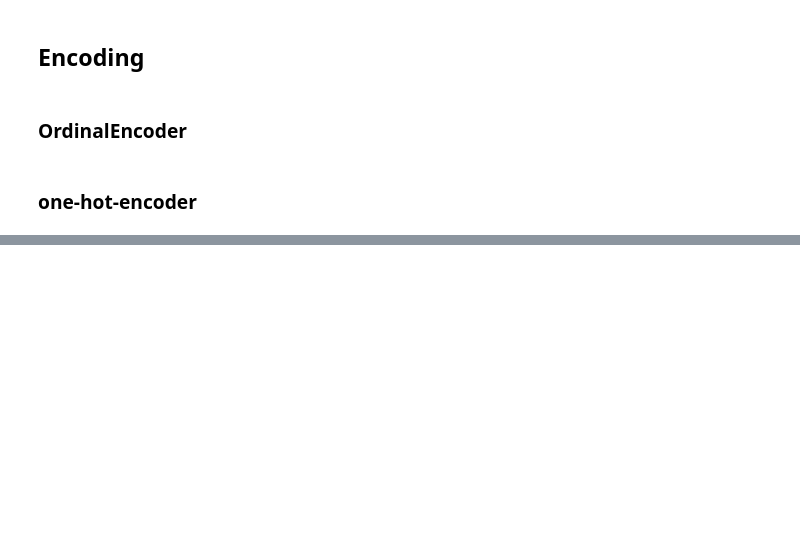
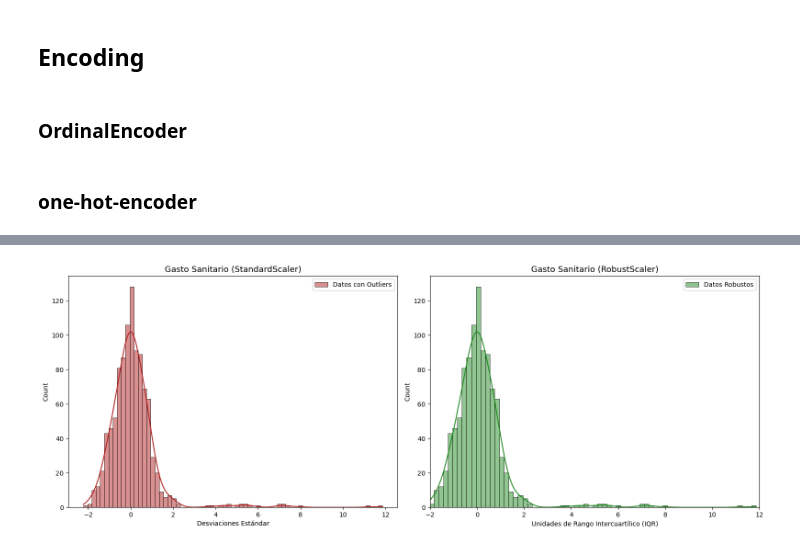
Before and after one commit to AntonioDavid333/python-ud3-ejercicios, a Jupyter notebook: ejercicios.ipynb, the cells around one changed output, grey strips where cells are left out. Cells and saved outputs as stored; diff of their text form; code cells hidden in the pictures; blank space fills up the shorter version.

```diff
--- a/ejercicios.ipynb
+++ b/ejercicios.ipynb
@@ -632,0 +785,20 @@ hecho
+# %%
+fig, (ax1, ax2) = plt.subplots(1, 2, figsize=(16, 6))
+
+#StandardScaler
+sns.histplot(df['gasto_std'], kde=True, color='firebrick', ax=ax1, label='Datos con Outliers')
+ax1.set_title('Gasto Sanitario (StandardScaler)', fontsize=13)
+ax1.set_xlabel('Desviaciones Estándar')
+ax1.legend()
+
+#RobustScaler
+sns.histplot(df['gasto_robust'], kde=True, color='forestgreen', ax=ax2, label='Datos Robustos')
+ax2.set_xlim(-2, 12)
+ax2.set_title('Gasto Sanitario (RobustScaler)', fontsize=13)
+ax2.set_xlabel('Unidades de Rango Intercuartílico (IQR)')
+ax2.legend()
+
+plt.tight_layout()
+plt.show()
+# %% [output]
+[figure, added]
```
Also changed, not shown: parts of 18 cells of this notebook.
